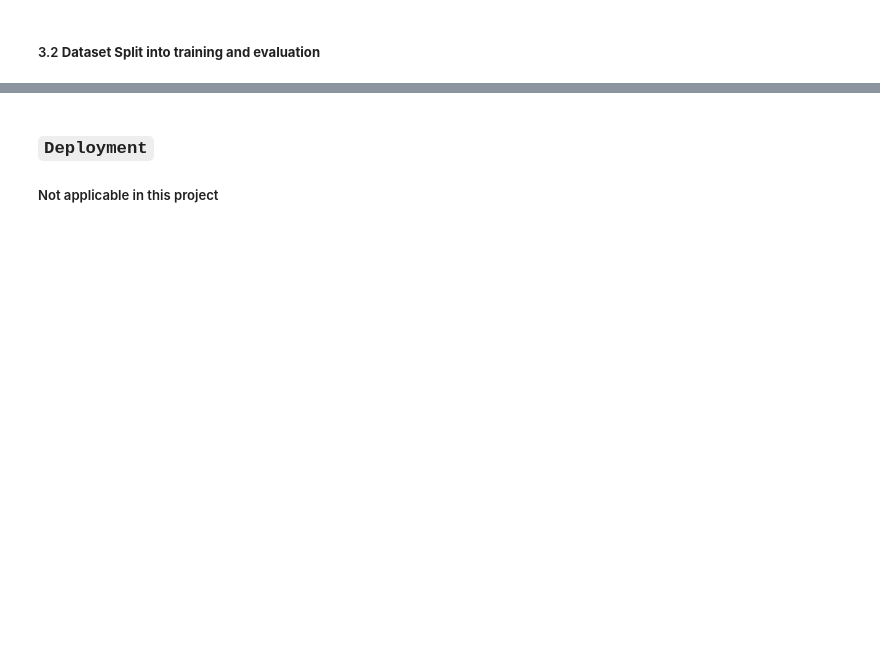
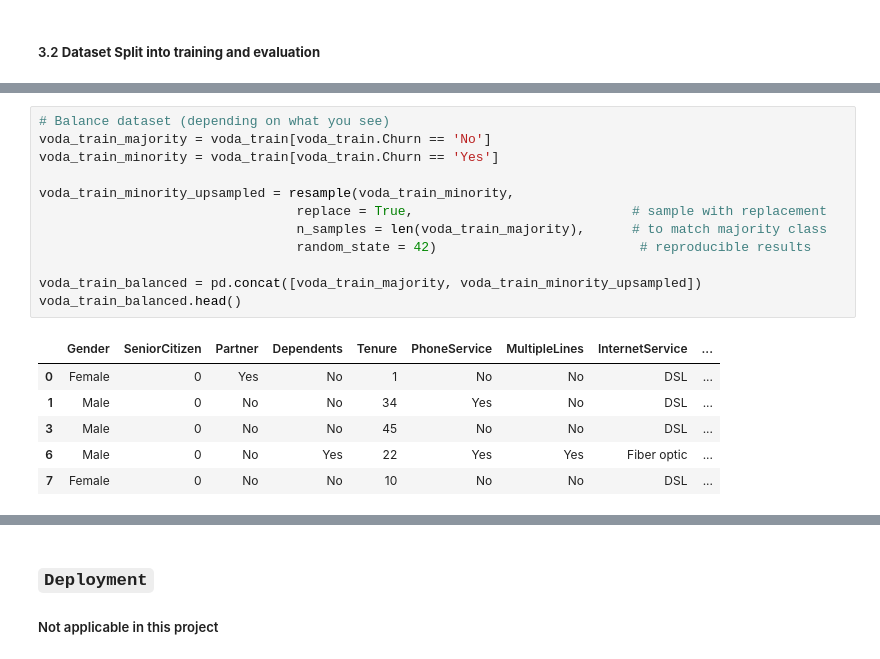
Before and after one commit to BamBamOguns/Customer-Churn-Prediction-Vodafone-Corporation-, a Jupyter notebook: notebooks/main.ipynb, the cells around one changed output, grey strips where cells are left out. Cells and saved outputs as stored; diff of their text form; blank space fills up the shorter version.

```diff
--- a/notebooks/main.ipynb
+++ b/notebooks/main.ipynb
@@ -1119,0 +1268,19 @@ y_eval shape: (1009,)
+# %%
+# Balance dataset (depending on what you see)
+voda_train_majority = voda_train[voda_train.Churn == 'No']
+voda_train_minority = voda_train[voda_train.Churn == 'Yes']
+
+voda_train_minority_upsampled = resample(voda_train_minority,
+                                 replace = True,                            # sample with replacement
+                                 n_samples = len(voda_train_majority),      # to match majority class
+                                 random_state = 42)                          # reproducible results
+
+voda_train_balanced = pd.concat([voda_train_majority, voda_train_minority_upsampled])
+voda_train_balanced.head()
+# %% [output]
+|  | Gender | SeniorCitizen | Partner | Dependents | Tenure | PhoneService | MultipleLines | InternetService | ... |
+| 0 | Female | 0 | Yes | No | 1 | No | No | DSL | ... |
+| 1 | Male | 0 | No | No | 34 | Yes | No | DSL | ... |
+| 3 | Male | 0 | No | No | 45 | No | No | DSL | ... |
+| 6 | Male | 0 | No | Yes | 22 | Yes | Yes | Fiber optic | ... |
+| 7 | Female | 0 | No | No | 10 | No | No | DSL | ... |
```
Also changed, not shown: parts of 30 cells of this notebook.
